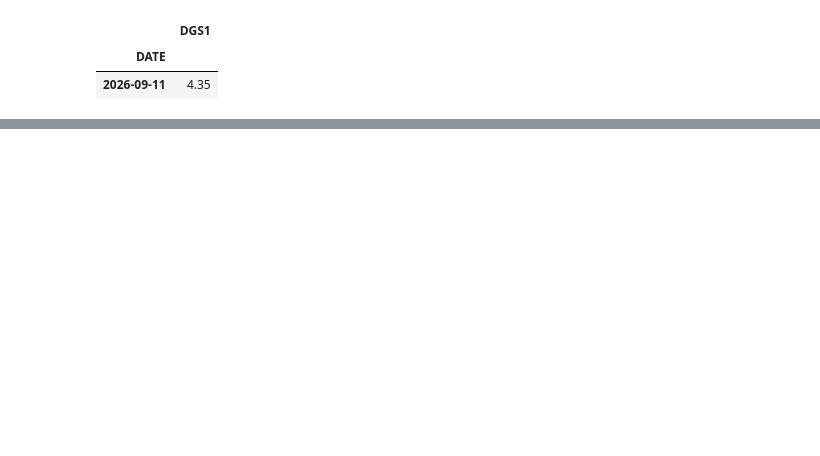
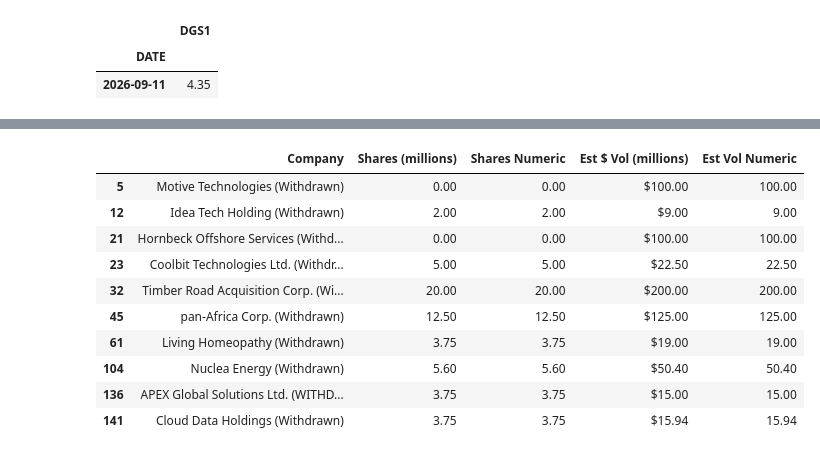
Before and after one commit to robanc/stock-markets-analytics-zoomcamp, a Jupyter notebook: 02-dataframe-analysis/Module_02_Working_with_the_data.ipynb, the cells around one changed output, grey strips where cells are left out. Cells and saved outputs as stored; diff of their text form; code cells hidden in the pictures; blank space fills up the shorter version.

```diff
--- a/02-dataframe-analysis/Module_02_Working_with_the_data.ipynb
+++ b/02-dataframe-analysis/Module_02_Working_with_the_data.ipynb
@@ -2696,0 +2759,21 @@ m16.to_parquet(f'stocks_df_combined_{date_str}.parquet.brotli',
+# %%
+import numpy as np
+
+def extract_price(value):
+    if pd.isna(value) or str(value).strip() == "-":
+        return np.nan
+
+    value = str(value).replace("$", "").replace(",", "").strip()
+
+    try:
+        return float(value)
+    except ValueError:
+        return np.nan
+
+withdrawn_df["Price Low Numeric"] = withdrawn_df["Price Low"].apply(extract_price)
+withdrawn_df["Price High Numeric"] = withdrawn_df["Price High"].apply(extract_price)
+
+withdrawn_df["Avg_price"] = (
+    withdrawn_df["Price Low Numeric"] +
+    withdrawn_df["Price High Numeric"]
+) / 2
@@ -2696,0 +2814,17 @@ m16.to_parquet(f'stocks_df_combined_{date_str}.parquet.brotli',
+# %%
+withdrawn_df[
+    ["Company", "Shares (millions)", "Shares Numeric",
+     "Est $ Vol (millions)", "Est Vol Numeric"]
+].head(10)
+# %% [output]
+|  | Company | Shares (millions) | Shares Numeric | Est $ Vol (millions) | Est Vol Numeric |
+| 5 | Motive Technologies (Withdrawn) | 0.00 | 0.00 | $100.00 | 100.00 |
+| 12 | Idea Tech Holding (Withdrawn) | 2.00 | 2.00 | $9.00 | 9.00 |
+| 21 | Hornbeck Offshore Services (Withd... | 0.00 | 0.00 | $100.00 | 100.00 |
+| 23 | Coolbit Technologies Ltd. (Withdr... | 5.00 | 5.00 | $22.50 | 22.50 |
+| 32 | Timber Road Acquisition Corp. (Wi... | 20.00 | 20.00 | $200.00 | 200.00 |
+| 45 | pan-Africa Corp. (Withdrawn) | 12.50 | 12.50 | $125.00 | 125.00 |
+| 61 | Living Homeopathy (Withdrawn) | 3.75 | 3.75 | $19.00 | 19.00 |
+| 104 | Nuclea Energy (Withdrawn) | 5.60 | 5.60 | $50.40 | 50.40 |
+| 136 | APEX Global Solutions Ltd. (WITHD... | 3.75 | 3.75 | $15.00 | 15.00 |
+| 141 | Cloud Data Holdings (Withdrawn) | 3.75 | 3.75 | $15.94 | 15.94 |
```
Also changed, not shown: parts of 119 cells of this notebook.
